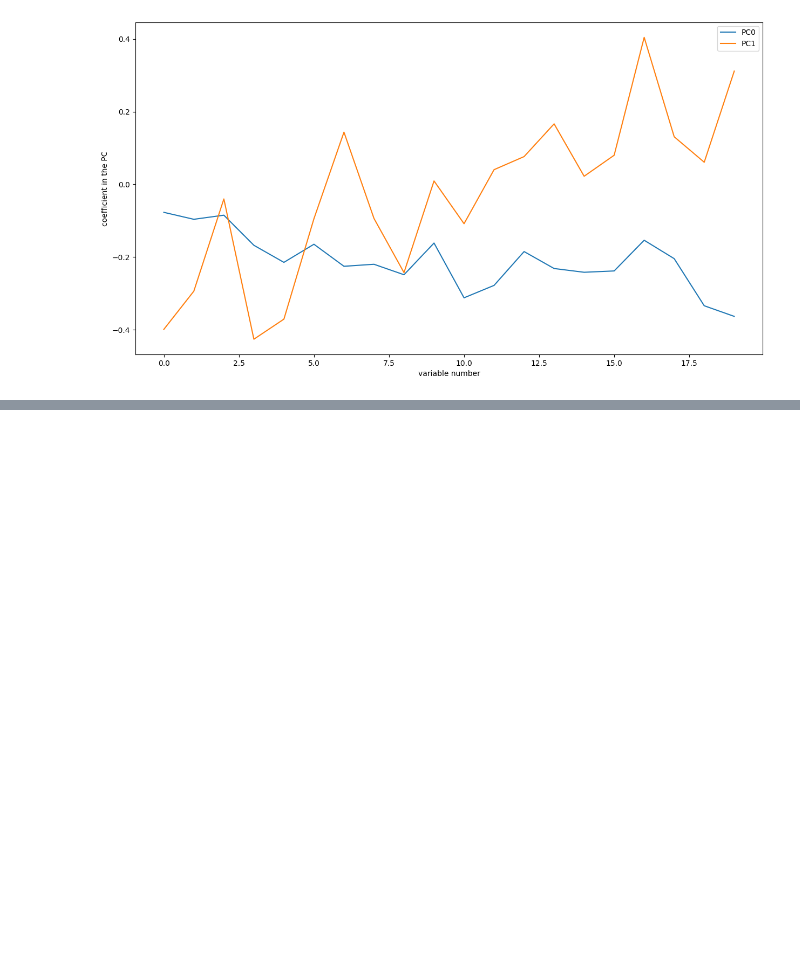
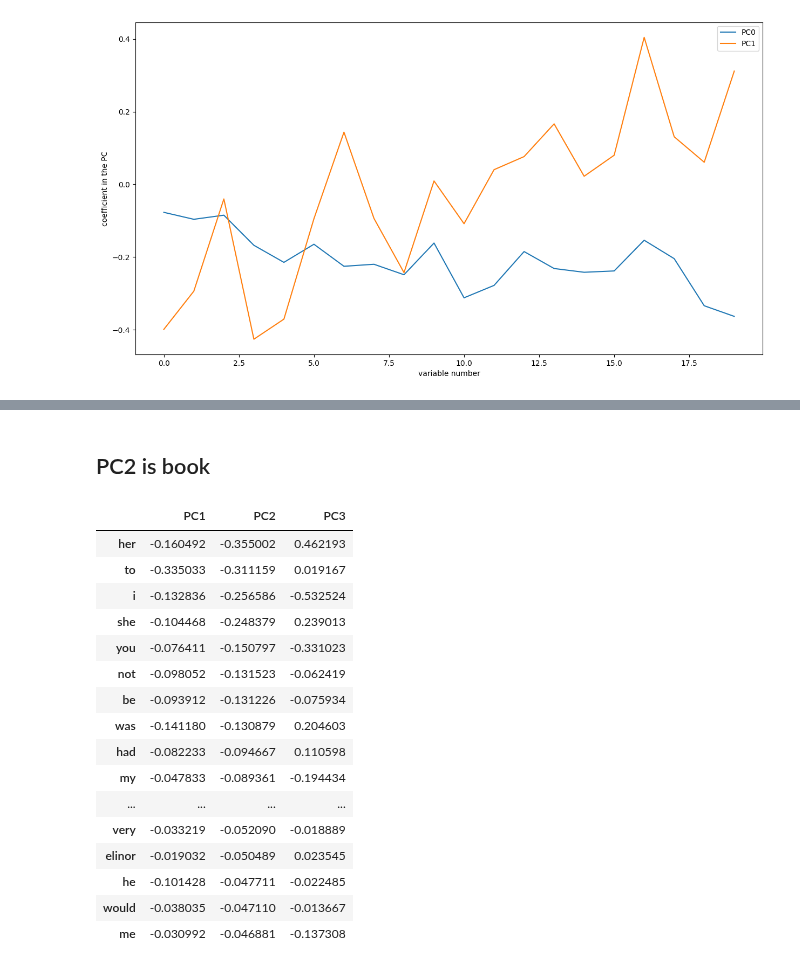
Before and after one commit to UOdsci/dsci345, a Jupyter notebook: class_material/slides/Week_06_PCA.ipynb, the cells around one changed output, grey strips where cells are left out. Saved outputs shown, nothing was run; the diff lists cells and outputs as text; code cells hidden in the pictures; blank space fills up the shorter version.

```diff
--- a/class_material/slides/Week_06_PCA.ipynb
+++ b/class_material/slides/Week_06_PCA.ipynb
@@ -155,0 +312,3 @@ plt.legend();
+# %%
+loadings = pd.DataFrame(evecs.T, columns=[f"PC{k}" for k in range(1,4)], index=words)
+loadings
@@ -155,0 +354,22 @@ plt.legend();
+# %% [markdown]
+## PC2 is book
+# %%
+loadings.sort_values("PC2").head(20)
+# %% [output]
+|  | PC1 | PC2 | PC3 |
+| her | -0.160492 | -0.355002 | 0.462193 |
+| to | -0.335033 | -0.311159 | 0.019167 |
+| i | -0.132836 | -0.256586 | -0.532524 |
+| she | -0.104468 | -0.248379 | 0.239013 |
+| you | -0.076411 | -0.150797 | -0.331023 |
+| not | -0.098052 | -0.131523 | -0.062419 |
+| be | -0.093912 | -0.131226 | -0.075934 |
+| was | -0.141180 | -0.130879 | 0.204603 |
+| had | -0.082233 | -0.094667 | 0.110598 |
+| my | -0.047833 | -0.089361 | -0.194434 |
+| ... | ... | ... | ... |
+| very | -0.033219 | -0.052090 | -0.018889 |
+| elinor | -0.019032 | -0.050489 | 0.023545 |
+| he | -0.101428 | -0.047711 | -0.022485 |
+| would | -0.038035 | -0.047110 | -0.013667 |
+| me | -0.030992 | -0.046881 | -0.137308 |
```
Also changed, not shown: parts of 32 cells of this notebook, 5 other files.
